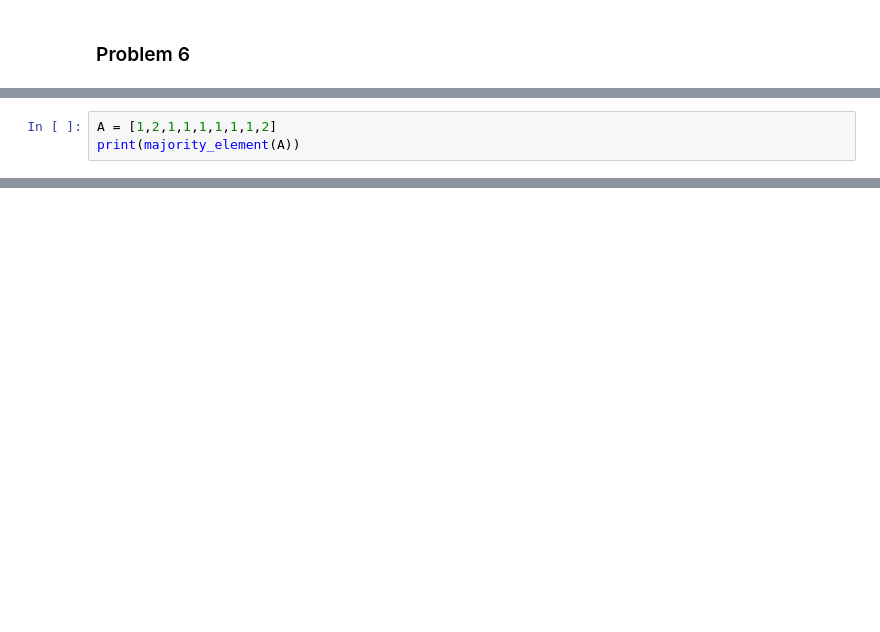
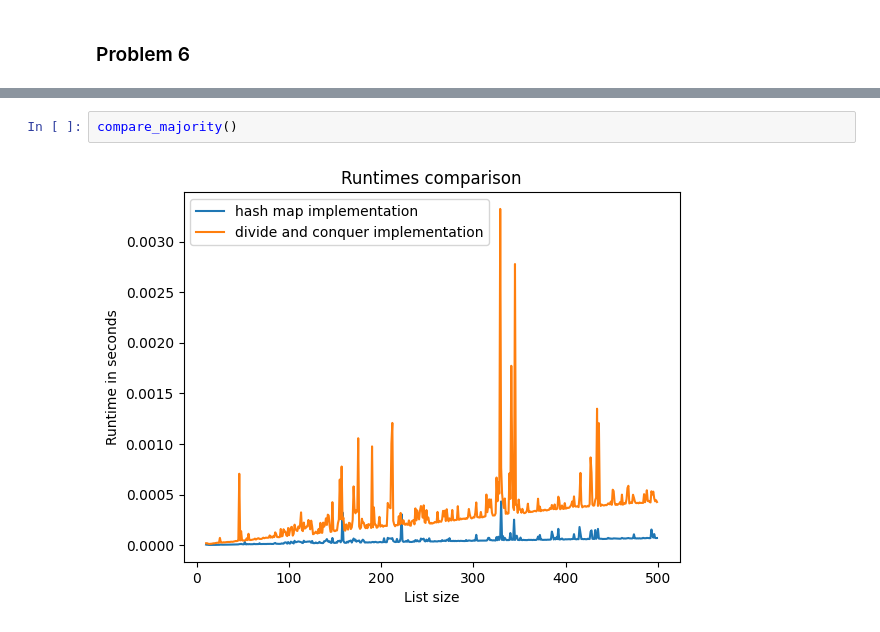
Before and after one commit to ColeDixon78/Algorithms, a Jupyter notebook: Assignment 4/hw4.ipynb, the cells around one changed output, grey strips where cells are left out. Drawn from its saved outputs; the diff is of its cells as text; blank space fills up the shorter version.

```diff
--- a/Assignment 4/hw4.ipynb
+++ b/Assignment 4/hw4.ipynb
@@ -414,4 +464 @@ def majority_element(A):
     return largest_key if largest_val > len(A)//2 else -1
-# %%
-A = [1,2,1,1,1,1,1,1,2]
-print(majority_element(A))
@@ -421,0 +538,4 @@ print(majority_element(A))
+# %%
+compare_majority()
+# %% [output]
+[figure, added]
```
Also changed, not shown: parts of 23 cells of this notebook.
